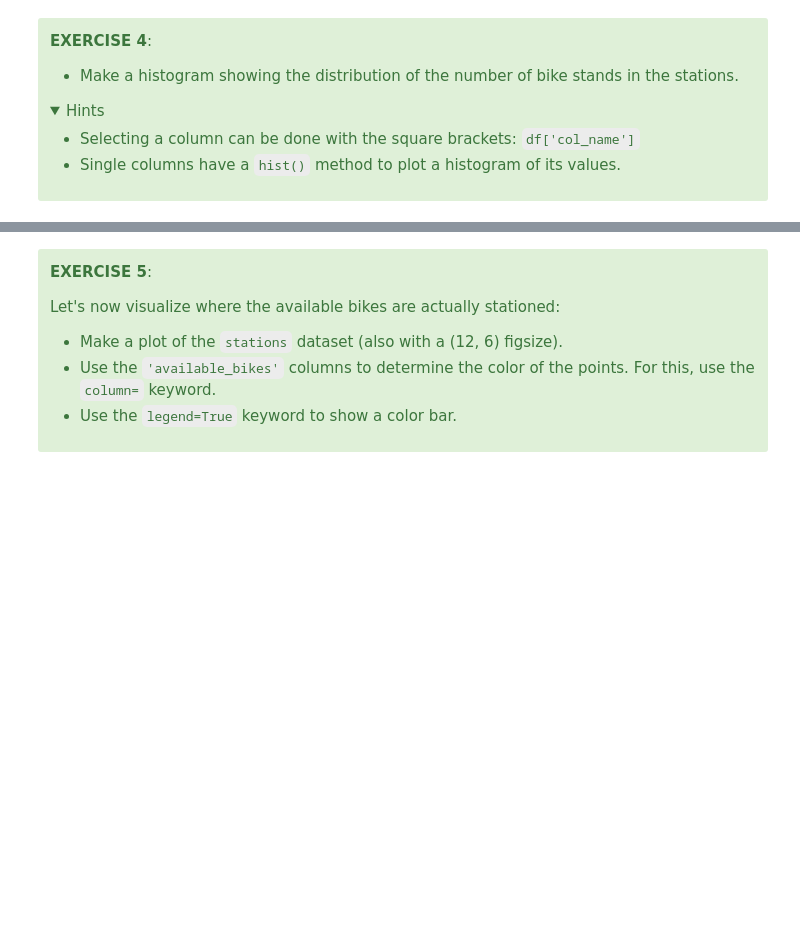
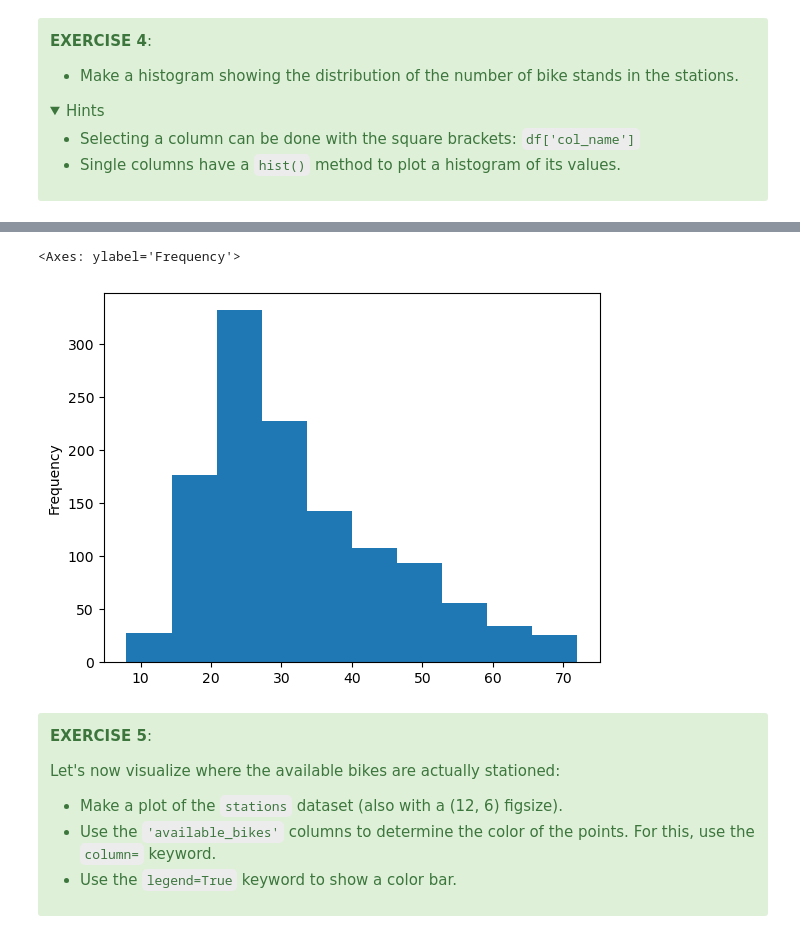
Before and after one commit to FaraCoppens/DS-python-geospatial, a Jupyter notebook: notebooks/02-introduction-geospatial-data.ipynb, the cells around one changed output, grey strips where cells are left out. Cells and saved outputs as stored; diff of their text form; code cells hidden in the pictures; folded sections open; blank space fills up the shorter version.

```diff
--- a/notebooks/02-introduction-geospatial-data.ipynb
+++ b/notebooks/02-introduction-geospatial-data.ipynb
@@ -247,5 +346,9 @@ We are going to make use of the [contextily](https://github.com/darribas/context
 # %%
 # %load _solutions/02-introduction-geospatial-data8.py
+stations['bike_stands'].plot.hist()
+# %% [output]
+<Axes: ylabel='Frequency'>
+[figure, added]
 # %% [markdown]
 <div class="alert alert-success">
 
```
Also changed, not shown: parts of 40 cells of this notebook, 9 other files.
